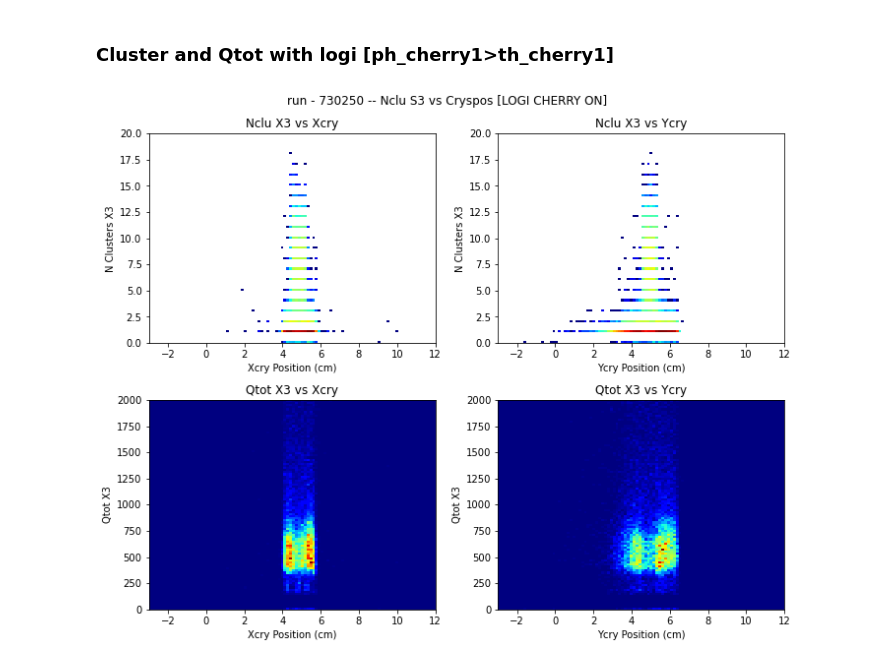
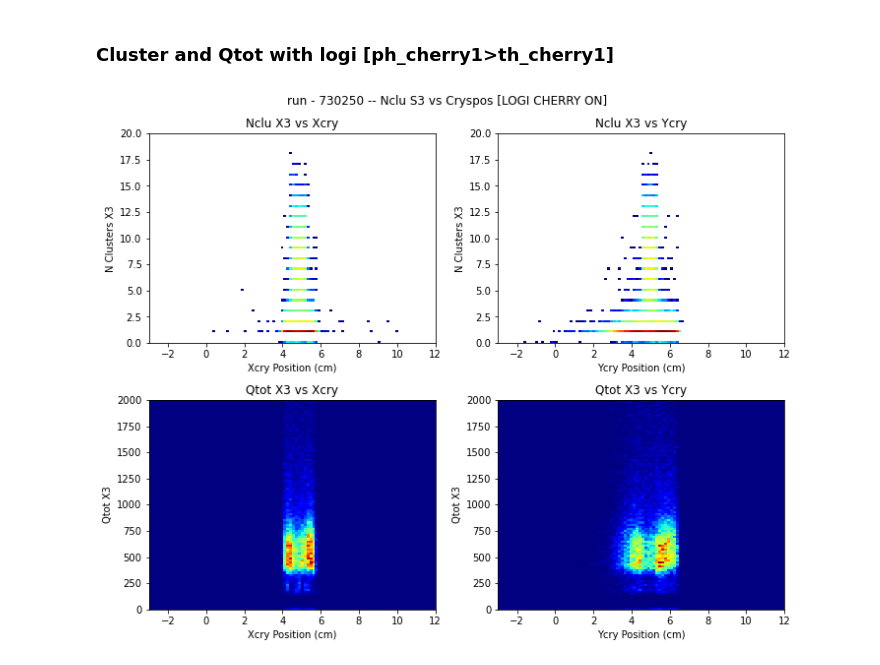
Before and after one commit to Ncanale/eplusBOOST_2025_T9, a Jupyter notebook: OM/check_signal_epBOOST.ipynb, the cells around one changed output. Drawn from its saved outputs; the diff is of its cells as text; code cells hidden in the pictures.

```diff
--- a/OM/check_signal_epBOOST.ipynb
+++ b/OM/check_signal_epBOOST.ipynb
@@ -115,5 +115,12 @@ theta_x_out, theta_y_out = get_theta_angles(xcry, ycry, x3, y3, dc3)
 ph_calo_photon = ph[:,2]
 ph_cherry1 = ph[:,0]
 
+theta_crit = np.sqrt((2*887/(2.86*1e9)))*1e6 ##urad
+# theta_crit = np.sqrt((2*887/(6*1e9)))*1e6 ##urad
+
+print(theta_crit)
+theta_cut = theta_crit
+# theta_cut = 100000000000
+
 print(f'{run_number} -- N spill: {info_plus[:,0][-1]} -- events in x1: {len(x1)}')
 # %% [output]
@@ -290,30 +298,30 @@ plt.show()
 # %%
 fig, ax = plt.subplots(2, 2, figsize=(10, 8))
 fig.suptitle(f'run - {run_number} -- Nclu S3 vs Cryspos [LOGI CHERRY ON]')
 ax = ax.flatten()
 ax[0].set_title('Nclu X3 vs Xcry')
-ax[0].hist2d(xcry[ph_cherry1>th_cherry1], nclu[:,0][ph_cherry1>th_cherry1],range =((-3,12),(0,20)),norm= mpl.colors.LogNorm(),**opts_2d)
+ax[0].hist2d(xcry[(ph_cherry1>th_cherry1) & (((theta_x_in)**2 + (theta_y_in)**2)<theta_cut)], nclu[:,0][(ph_cherry1>th_cherry1) & (((theta_x_in)**2 + (theta_y_in)**2)<theta_cut)],range =((-3,12),(0,20)),norm= mpl.colors.LogNorm(),**opts_2d)
 ax[0].set_xlabel('Xcry Position (cm)')
 ax[0].set_ylabel('N Clusters X3')
 ax[1].set_title('Nclu X3 vs Ycry')
-ax[1].hist2d(ycry[ph_cherry1>th_cherry1], nclu[:,0][ph_cherry1>th_cherry1],range =((-3,12),(0,20)),norm= mpl.colors.LogNorm(),**opts_2d)
+ax[1].hist2d(ycry[(ph_cherry1>th_cherry1) & (((theta_x_in)**2 + (theta_y_in)**2)<theta_cut)], nclu[:,0][(ph_cherry1>th_cherry1) & (((theta_x_in)**2 + (theta_y_in)**2)<theta_cut)],range =((-3,12),(0,20)),norm= mpl.colors.LogNorm(),**opts_2d)
 ax[1].set_xlabel('Ycry Position (cm)')
 ax[1].set_ylabel('N Clusters X3')
 
 
 ax[2].set_title('Qtot X3 vs Xcry')
-ax[2].hist2d(xcry[ph_cherry1>th_cherry1], qtot[:,0][ph_cherry1>th_cherry1],range =((-3,12),(0,2000)),**opts_2d)
+ax[2].hist2d(xcry[(ph_cherry1>th_cherry1) & (((theta_x_in)**2 + (theta_y_in)**2)<theta_cut)], qtot[:,0][(ph_cherry1>th_cherry1) & (((theta_x_in)**2 + (theta_y_in)**2)<theta_cut)],range =((-3,12),(0,2000)),**opts_2d)
 ax[2].set_xlabel('Xcry Position (cm)')
 ax[2].set_ylabel('Qtot X3')
 ax[3].set_title('Qtot X3 vs Ycry')
-ax[3].hist2d(ycry[ph_cherry1>th_cherry1], qtot[:,0][ph_cherry1>th_cherry1],range =((-3,12),(0,2000)),**opts_2d)
+ax[3].hist2d(ycry[(ph_cherry1>th_cherry1) & (((theta_x_in)**2 + (theta_y_in)**2)<theta_cut)], qtot[:,0][(ph_cherry1>th_cherry1) & (((theta_x_in)**2 + (theta_y_in)**2)<theta_cut)],range =((-3,12),(0,2000)),**opts_2d)
 ax[3].set_xlabel('Ycry Position (cm)')
 ax[3].set_ylabel('Qtot X3')
 
 plt.tight_layout()
 plt.show()
 # %% [output]
-[figure, old version]
+[figure, new version]
 # %%
 fig, ax = plt.subplots(1,2,figsize=(12, 6))
 fig.suptitle(f"run number {run_number} \n Tracce ricostruite sul piano del cristallo, pesate [LOGI CHERRY ON]", fontsize = 16)
```
Also changed, not shown: parts of 10 cells of this notebook, 1 other file.
